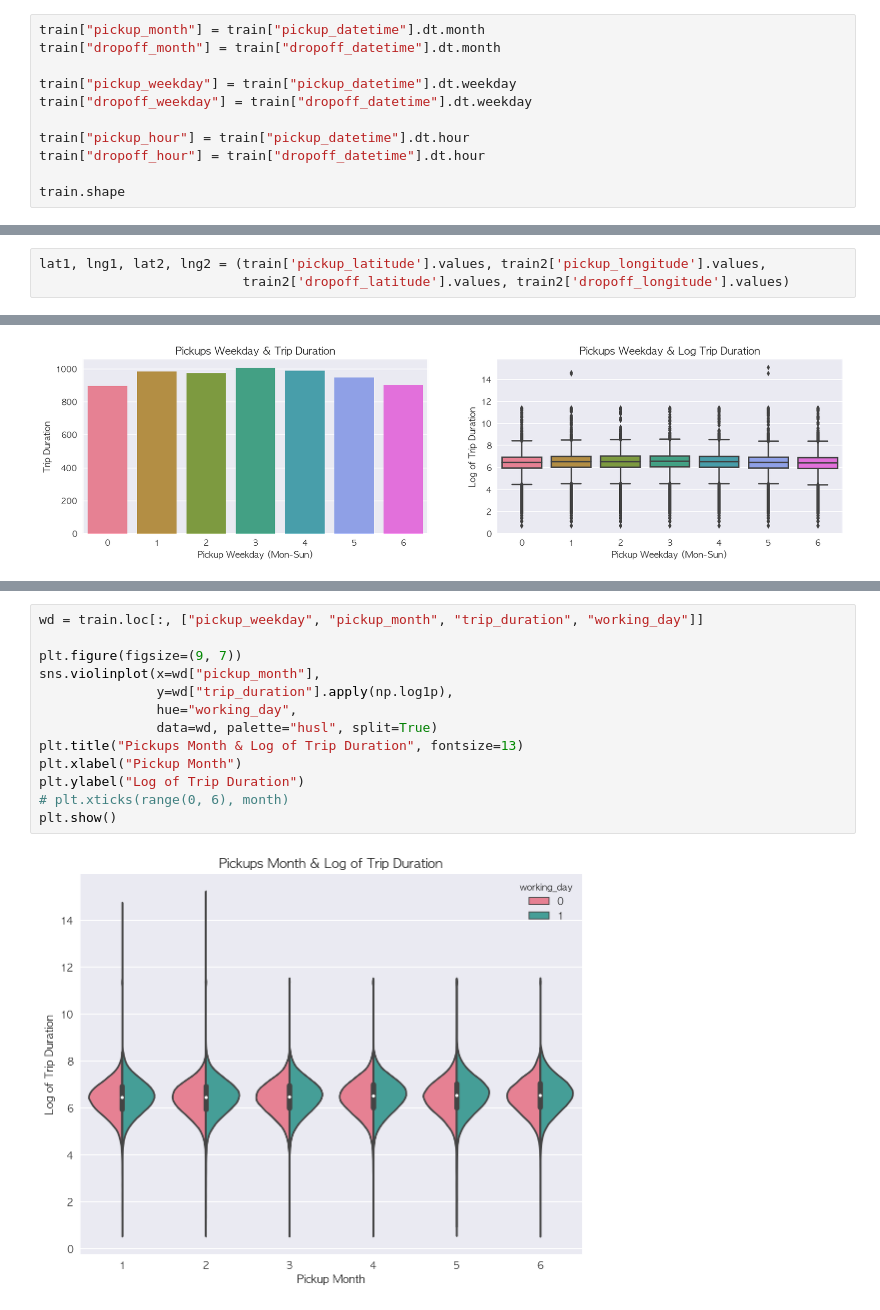
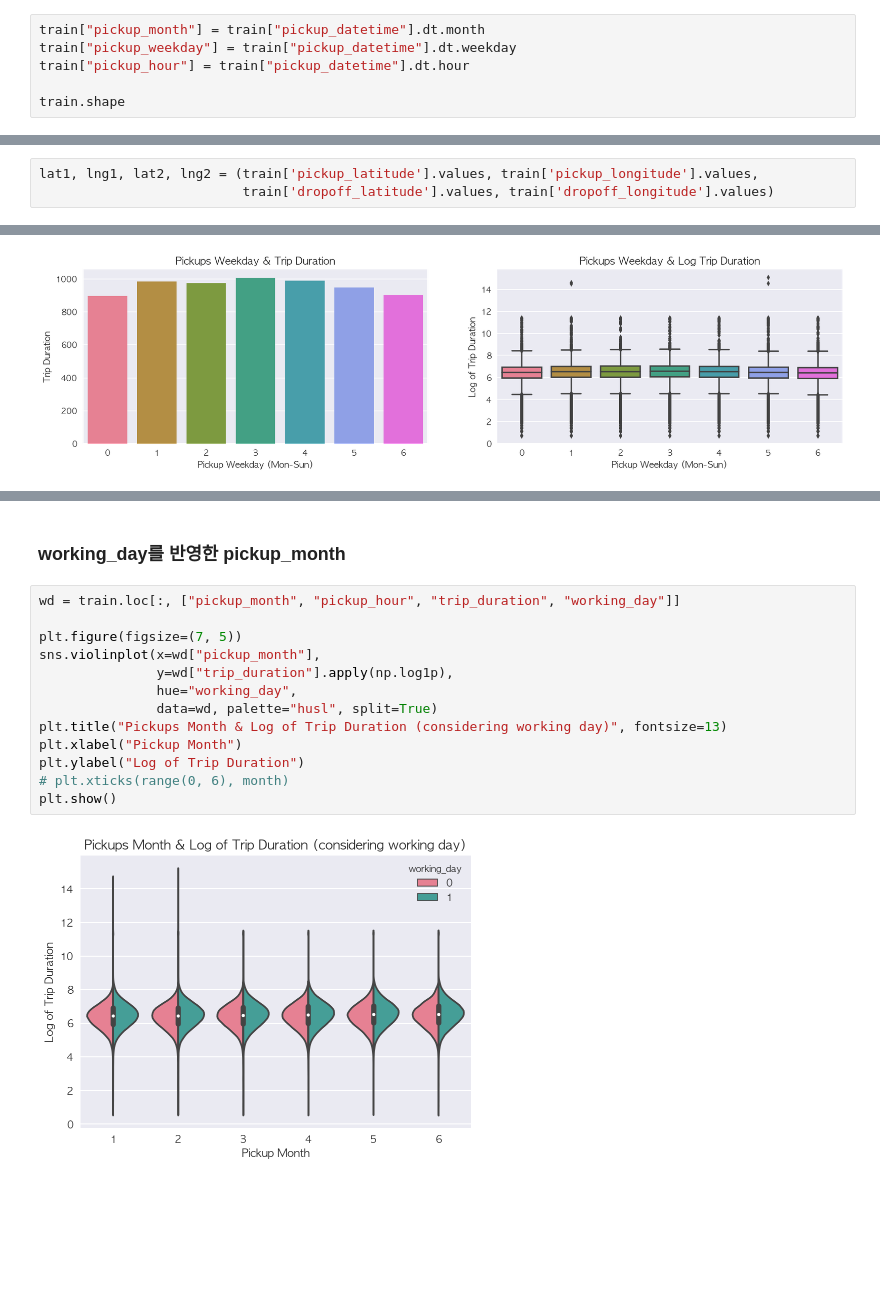
Before and after one commit to novdov/dss7b5-nyctaxi, a Jupyter notebook: main/main_0311.ipynb, the cells around one changed output, grey strips where cells are left out. Drawn from its saved outputs; the diff is of its cells as text; blank space fills up the shorter version.

```diff
--- a/main/main_0311.ipynb
+++ b/main/main_0311.ipynb
@@ -116,12 +189,7 @@ train.describe().round(3)
 # %%
 train["pickup_month"] = train["pickup_datetime"].dt.month
-train["dropoff_month"] = train["dropoff_datetime"].dt.month
-
 train["pickup_weekday"] = train["pickup_datetime"].dt.weekday
-train["dropoff_weekday"] = train["dropoff_datetime"].dt.weekday
-
 train["pickup_hour"] = train["pickup_datetime"].dt.hour
-train["dropoff_hour"] = train["dropoff_datetime"].dt.hour
 
 train.shape
 # %% [output]
@@ -142,6 +209,6 @@ train["store_and_fwd_flag"] = 1 * (train.store_and_fwd_flag.values == 'Y')
 # %%
-lat1, lng1, lat2, lng2 = (train['pickup_latitude'].values, train2['pickup_longitude'].values,
-                          train2['dropoff_latitude'].values, train2['dropoff_longitude'].values)
+lat1, lng1, lat2, lng2 = (train['pickup_latitude'].values, train['pickup_longitude'].values,
+                          train['dropoff_latitude'].values, train['dropoff_longitude'].values)
 # %%
 def haversine_array(lat1, lng1, lat2, lng2):
     lat1, lng1, lat2, lng2 = map(np.radians, (lat1, lng1, lat2, lng2))
@@ -333,15 +450,17 @@ plt.show()
+# %% [markdown]
+### working_day를 반영한 pickup_month
 # %%
-wd = train.loc[:, ["pickup_weekday", "pickup_month", "trip_duration", "working_day"]]
+wd = train.loc[:, ["pickup_month", "pickup_hour", "trip_duration", "working_day"]]
 
-plt.figure(figsize=(9, 7))
+plt.figure(figsize=(7, 5))
 sns.violinplot(x=wd["pickup_month"],
                y=wd["trip_duration"].apply(np.log1p),
                hue="working_day",
                data=wd, palette="husl", split=True)
-plt.title("Pickups Month & Log of Trip Duration", fontsize=13)
+plt.title("Pickups Month & Log of Trip Duration (considering working day)", fontsize=13)
 plt.xlabel("Pickup Month")
 plt.ylabel("Log of Trip Duration")
 # plt.xticks(range(0, 6), month)
 plt.show()
 # %% [output]
-[figure, old version]
+[figure, new version]
```
Also changed, not shown: parts of 48 cells of this notebook.
